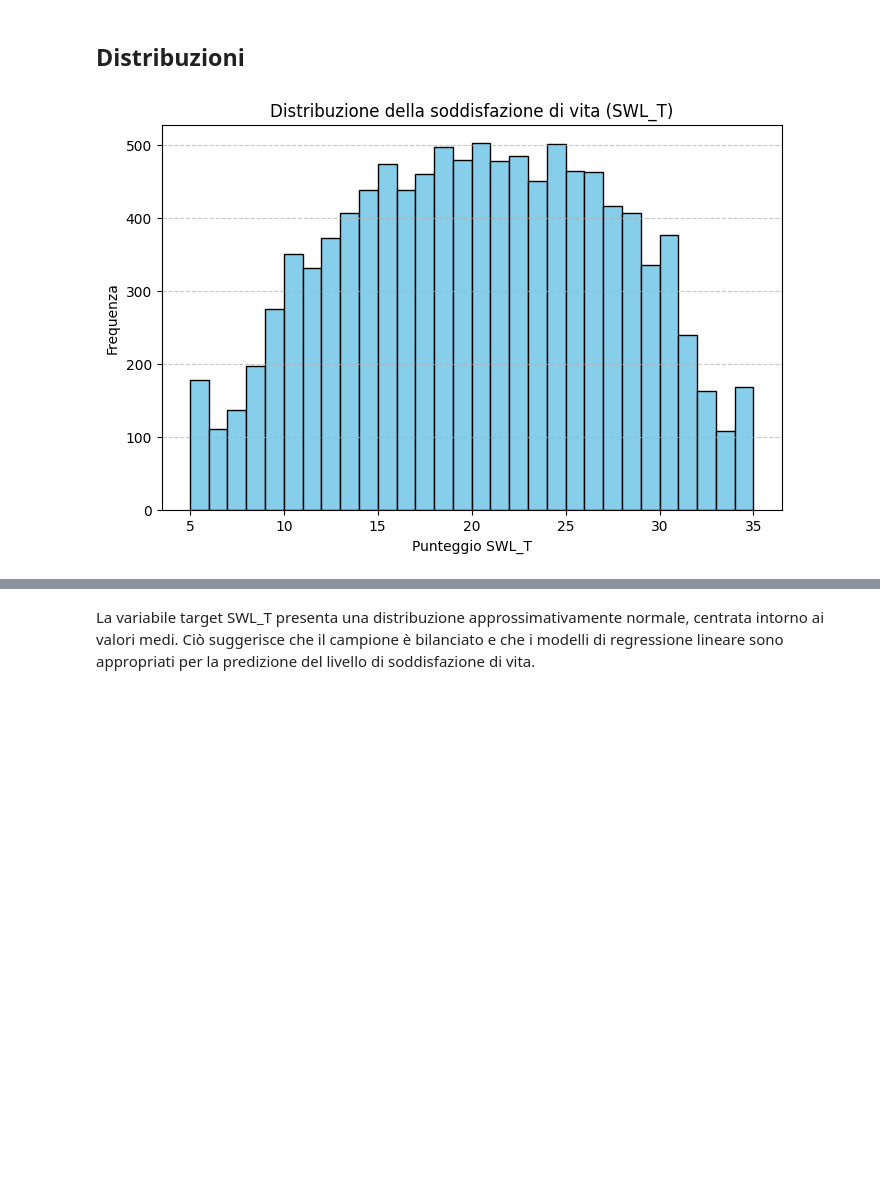
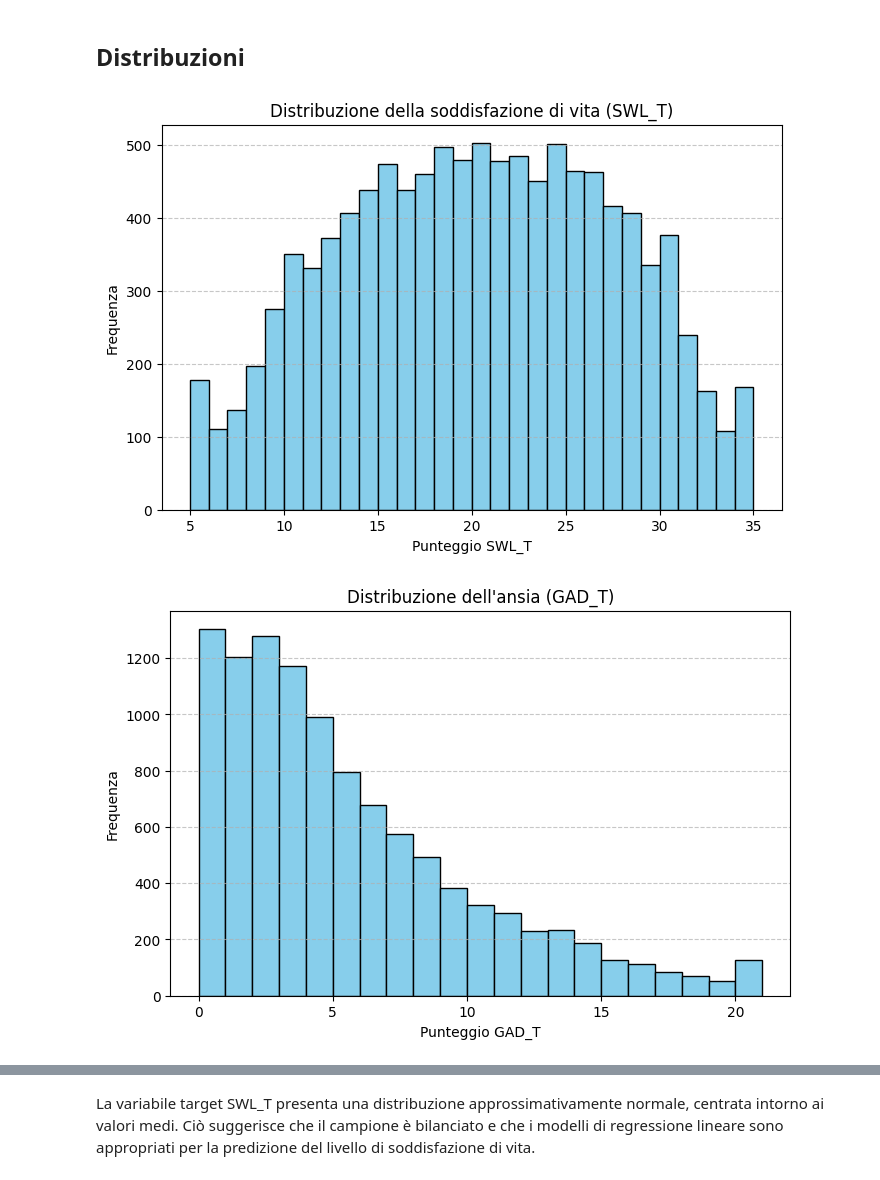
Before and after one commit to leonardogrimaldi/Progetto_Data_Intensive_24-25, a Jupyter notebook: main.ipynb, the cells around one changed output, grey strips where cells are left out. Cells and saved outputs as stored; diff of their text form; code cells hidden in the pictures; blank space fills up the shorter version.

```diff
--- a/main.ipynb
+++ b/main.ipynb
@@ -240,10 +233,25 @@ lol_dataset = lol_dataset[lol_dataset['Hours'] <= 0.75 * 168]
 # %%
 plt.figure(figsize=(8,5))
 plt.hist(lol_dataset['SWL_T'], bins=30, color='skyblue', edgecolor='black')
 plt.title('Distribuzione della soddisfazione di vita (SWL_T)')
 plt.xlabel('Punteggio SWL_T')
 plt.ylabel('Frequenza')
 plt.grid(axis='y', linestyle='--', alpha=0.7)
 plt.show()
+plt.figure(figsize=(8,5))
+plt.hist(lol_dataset['GAD_T'], bins=21, color='skyblue', edgecolor='black')
+plt.title('Distribuzione dell\'ansia (GAD_T)')
+plt.xlabel('Punteggio GAD_T')
+plt.ylabel('Frequenza')
+plt.grid(axis='y', linestyle='--', alpha=0.7)
+plt.show()
+plt.figure(figsize=(8,5))
+plt.hist(lol_dataset['SPIN_T'], bins=68, color='skyblue', edgecolor='black')
+plt.title('Distribuzione della fobia sociale (SPIN_T)')
+plt.xlabel('Punteggio SPIN_T')
+plt.ylabel('Frequenza')
+plt.grid(axis='y', linestyle='--', alpha=0.7)
+plt.show()
 # %% [output]
 [figure]
+[figure, added]
```
Also changed, not shown: parts of 10 cells of this notebook.
